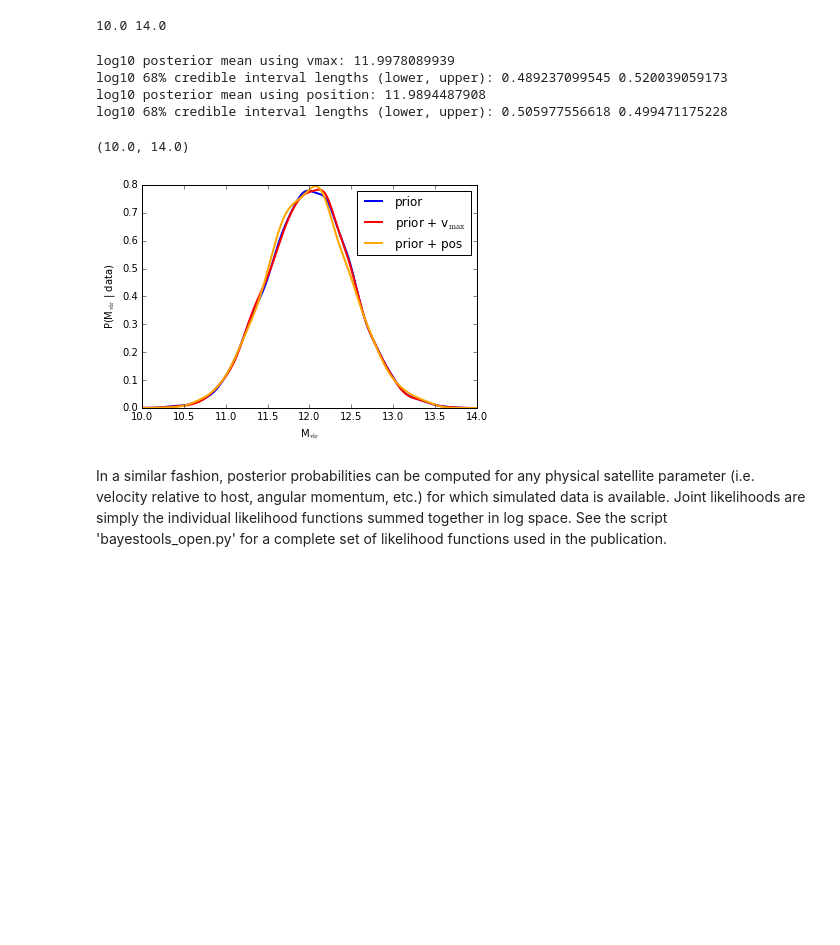
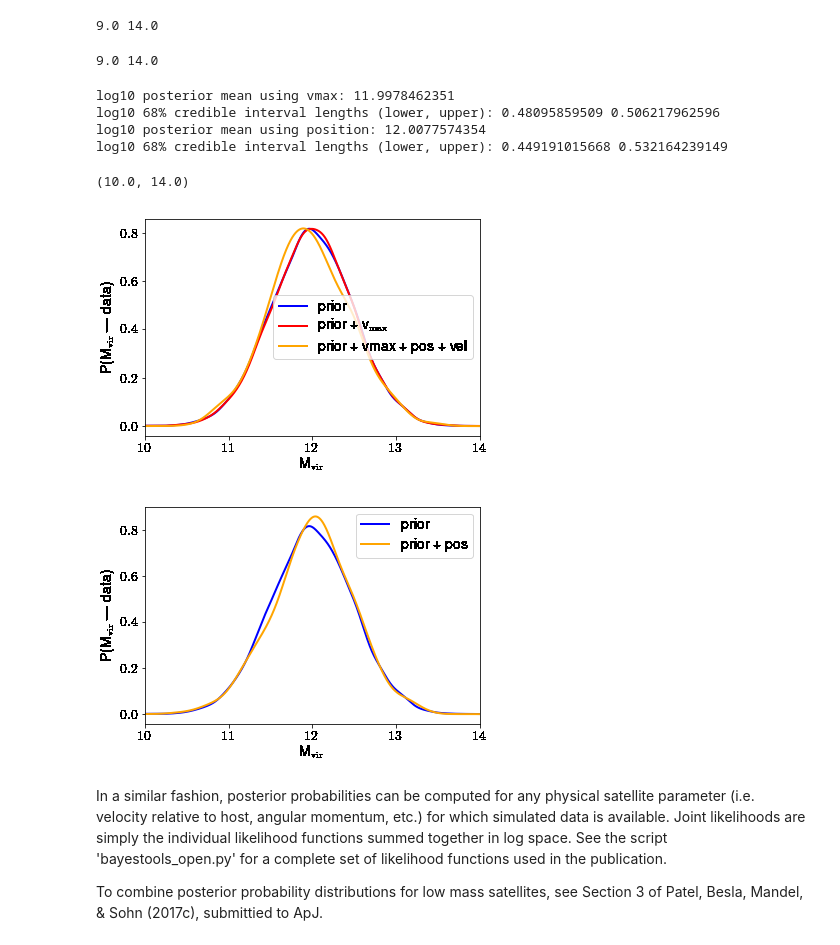
Before and after one commit to ekta1224/BayesToolsSatDynamics, a Jupyter notebook: example.ipynb, the cells around one changed output. Cells and saved outputs as stored; diff of their text form; code cells hidden in the pictures; blank space fills up the shorter version.

Commit message:
updated comments and example for both low mass and massive satellites

```diff
--- a/example.ipynb
+++ b/example.ipynb
@@ -21,11 +26,11 @@ plt.xscale('log')
 # %%
 # define data and measurement errors for satellite v_max, r, v_tot, and j
-satdata = [75., 10., 150., 15., 150., 22.5, 20000., 3600.]
+massivesatdata = [75., 10., 150., 15., 150., 22.5, 20000., 3600.]
 # %%
 # BayesTools takes in linear masses in units of 10^10 Msun
 linhosts = np.array([10.**h/1e10 for h in hosts])
 # %%
-# create instance of satellite
-sat = BayesTools(linhosts, satdata)
+# create instance of massive satellite
+sat = BayesTools(linhosts, massivesatdata)
 # %% [output]
-10.0 14.0
+9.0 14.0
@@ -37,11 +37,30 @@ posweights = sat.pos_lnweights(mockpos)
+# %%
+# calculate importance sampling weights
+priorweights = np.zeros(len(hosts))
+
+# for massive satellite analogs, use likelihoods including vmax
+vmaxweights = sat.vmax_lnweights(mockvmax)
+vmaxpvweights = sat.vmaxposvel_lnweights(mockvmax, mockpos, mockvel)
+
+# for low mass satellite analogs, avoid likelihoods including vmax (or you run into the Too Big To Fail problem)
+lowmassdata = [15., 10., 60., 15., 140., 20, 14000., 2800.]
+lowsat = BayesTools(linhosts, lowmassdata)
+posweights = lowsat.pos_lnweights(mockpos)
+# %% [output]
+9.0 14.0
 # %%
 # specify grid over which KDE estimates are approximated
 M = np.arange(int(np.min(hosts)), int(np.max(hosts))+1, 0.001)
 # %%
 # calculate probabilities by applying KDE
 priorprobs = sat.kde_gauss(priorweights)
+
+#massive satellite analog
 vmaxprobs = sat.kde_gauss(vmaxweights)
-posprobs = sat.kde_gauss(posweights)
+vmaxpvprobs = sat.kde_gauss(vmaxpvweights)
+
+#low mass satellite analog
+posprobs = lowsat.kde_gauss(posweights)
 # %%
 # calculate summary statistics
 vmaxmean = sat.weight_mean(vmaxweights)
@@ -50,27 +69,41 @@ print 'log10 posterior mean using vmax:', vmaxmean
 print 'log10 68% credible interval lengths (lower, upper):', vmaxlo, vmaxhi
 
 
-posmean = sat.weight_mean(posweights)
-poslo, poshi = sat.bayes_confint(posprobs, posmean, 0.68)
+posmean = lowsat.weight_mean(posweights)
+poslo, poshi = lowsat.bayes_confint(posprobs, posmean, 0.68)
 print 'log10 posterior mean using position:', posmean
 print 'log10 68% credible interval lengths (lower, upper):', poslo, poshi
 # %% [output]
-log10 posterior mean using vmax: 11.9978089939
-log10 68% credible interval lengths (lower, upper): 0.489237099545 0.520039059173
-log10 posterior mean using position: 11.9894487908
-log10 68% credible interval lengths (lower, upper): 0.505977556618 0.499471175228
+log10 posterior mean using vmax: 11.9978462351
+log10 68% credible interval lengths (lower, upper): 0.48095859509 0.506217962596
+log10 posterior mean using position: 12.0077574354
+log10 68% credible interval lengths (lower, upper): 0.449191015668 0.532164239149
 # %%
 # plot posterior PDFs
+
+#massive satellite
 plt.figure()
 plt.plot(M, priorprobs, color='blue', lw=2, label='prior')
 plt.plot(M, vmaxprobs, color='red', lw=2, label=r'prior + v$\rm_{max}$')
+plt.plot(M, vmaxpvprobs, color='orange', lw=2, label=r'prior + vmax + pos + vel')
+plt.xlabel(r'M$\rm_{vir}$')
+plt.ylabel(r'P(M$\rm_{vir}$ | data)')
+plt.legend()
+plt.xlim(10., 14.)
+
+#low mass satellite
+plt.figure()
+plt.plot(M, priorprobs, color='blue', lw=2, label='prior')
 plt.plot(M, posprobs, color='orange', lw=2, label=r'prior + pos')
 plt.xlabel(r'M$\rm_{vir}$')
 plt.ylabel(r'P(M$\rm_{vir}$ | data)')
 plt.legend()
 plt.xlim(10., 14.)
 # %% [output]
 (10.0, 14.0)
-[figure, old version]
+[figure, new version]
+[figure, added]
 # %% [markdown]
 In a similar fashion, posterior probabilities can be computed for any physical satellite parameter (i.e. velocity relative to host, angular momentum, etc.) for which simulated data is available. Joint likelihoods are simply the individual likelihood functions summed together in log space. See the script 'bayestools_open.py' for a complete set of likelihood functions used in the publication.
+
+To combine posterior probability distributions for low mass satellites, see Section 3 of Patel, Besla, Mandel, & Sohn  (2017c), submittied to ApJ.
```
Also changed, not shown: parts of 4 cells of this notebook, 1 other file.
